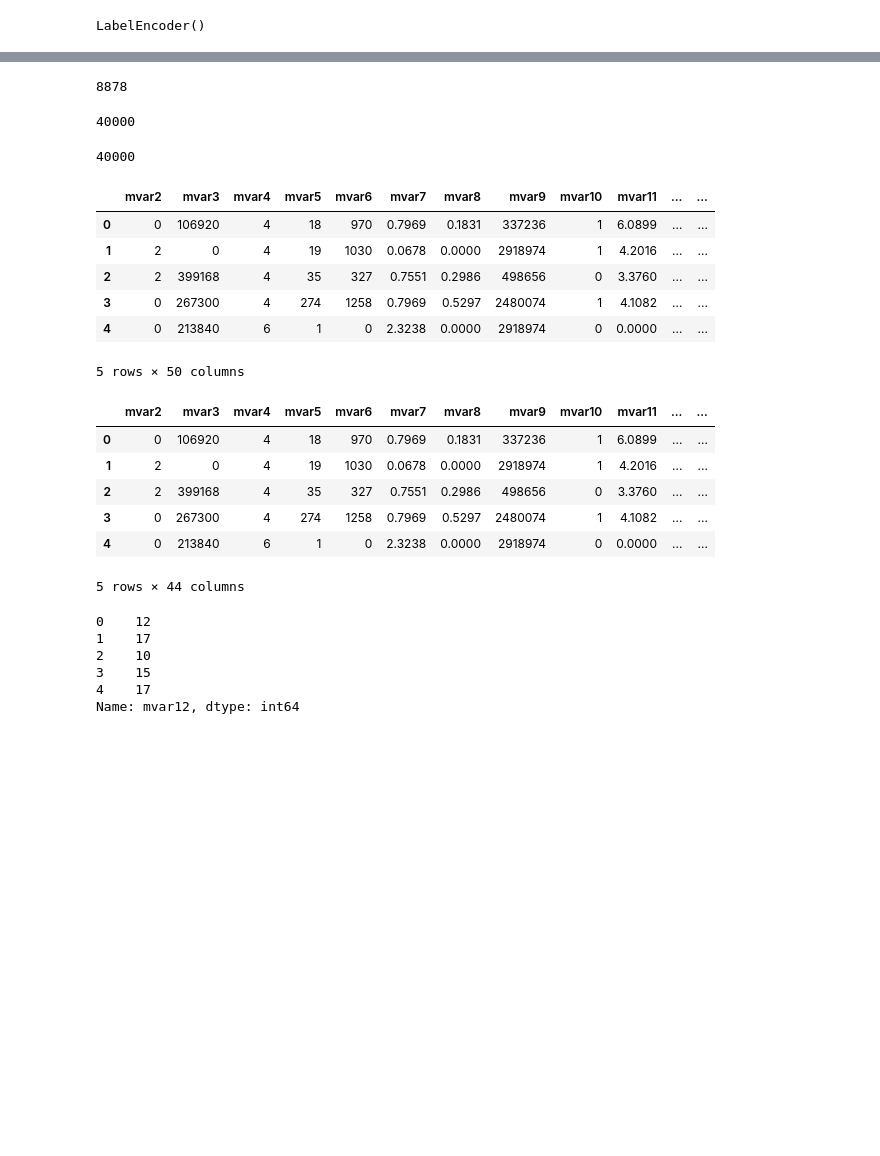
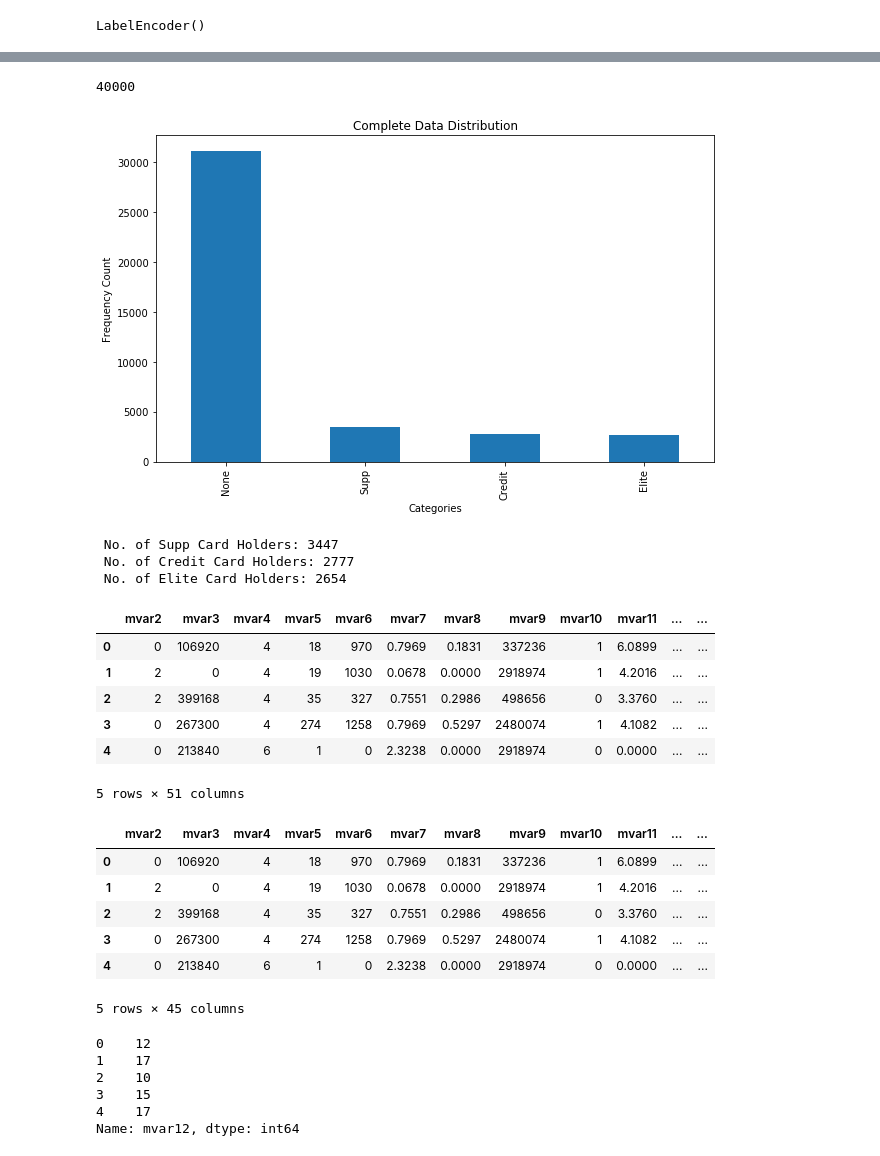
Before and after one commit to rohanchopra/Envible-Analyze-This-2017, a Jupyter notebook: Basic Data Wrangling.ipynb, the cells around one changed output, grey strips where cells are left out. Saved outputs shown, nothing was run; the diff lists cells and outputs as text; code cells hidden in the pictures; blank space fills up the shorter version.

```diff
--- a/Basic Data Wrangling.ipynb
+++ b/Basic Data Wrangling.ipynb
@@ -43,22 +38,5 @@ list(le.classes_)
 # %%
 data['mvar12'] = le.transform(data['mvar12'])
-# %%
-target = list()
-for i in range(len(data)):
-    if data['mvar49'][i] == 1:
-        target.append('Supp')
-    elif data['mvar50'][i] == 1:
-        target.append('Elite')
-    elif data['mvar51'][i] == 1:
-        target.append('Credit')
-# %%
-len(target)
-# %% [output]
-8878
-# %%
-len(data)
-# %% [output]
-40000
 # %%
 target = list()
 for i in range(len(data)):
@@ -74,6 +52,24 @@ for i in range(len(data)):
 len(target)
 # %% [output]
 40000
+# %%
+data['target']= target
+# %%
+plt.figure(figsize=(10,6))
+data.target.value_counts().plot(kind='bar')
+plt.title('Complete Data Distribution')
+plt.xlabel('Categories')
+plt.ylabel('Frequency Count')
+plt.show()
+
+print " No. of Supp Card Holders:", len(data[data['target']=='Supp'])
+print " No. of Credit Card Holders:", len(data[data['target']=='Credit'])
+print " No. of Elite Card Holders:", len(data[data['target']=='Elite'])
+# %% [output]
+[figure, added]
+ No. of Supp Card Holders: 3447
+ No. of Credit Card Holders: 2777
+ No. of Elite Card Holders: 2654
 # %%
 data.head()
 # %% [output]
@@ -83,7 +79,7 @@ data.head()
 | 2 | 2 | 399168 | 4 | 35 | 327 | 0.7551 | 0.2986 | 498656 | 0 | 3.3760 | ... | ... |
 | 3 | 0 | 267300 | 4 | 274 | 1258 | 0.7969 | 0.5297 | 2480074 | 1 | 4.1082 | ... | ... |
 | 4 | 0 | 213840 | 6 | 1 | 0 | 2.3238 | 0.0000 | 2918974 | 0 | 0.0000 | ... | ... |
-5 rows × 50 columns
+5 rows × 51 columns
 # %%
 data.drop('mvar46',inplace=True,axis=1)
 data.drop('mvar47',inplace=True,axis=1)
@@ -100,7 +96,7 @@ data.head()
 | 2 | 2 | 399168 | 4 | 35 | 327 | 0.7551 | 0.2986 | 498656 | 0 | 3.3760 | ... | ... |
 | 3 | 0 | 267300 | 4 | 274 | 1258 | 0.7969 | 0.5297 | 2480074 | 1 | 4.1082 | ... | ... |
 | 4 | 0 | 213840 | 6 | 1 | 0 | 2.3238 | 0.0000 | 2918974 | 0 | 0.0000 | ... | ... |
-5 rows × 44 columns
+5 rows × 45 columns
 # %%
 data['mvar12'].head()
 # %% [output]
```
Also changed, not shown: parts of 36 cells of this notebook.
